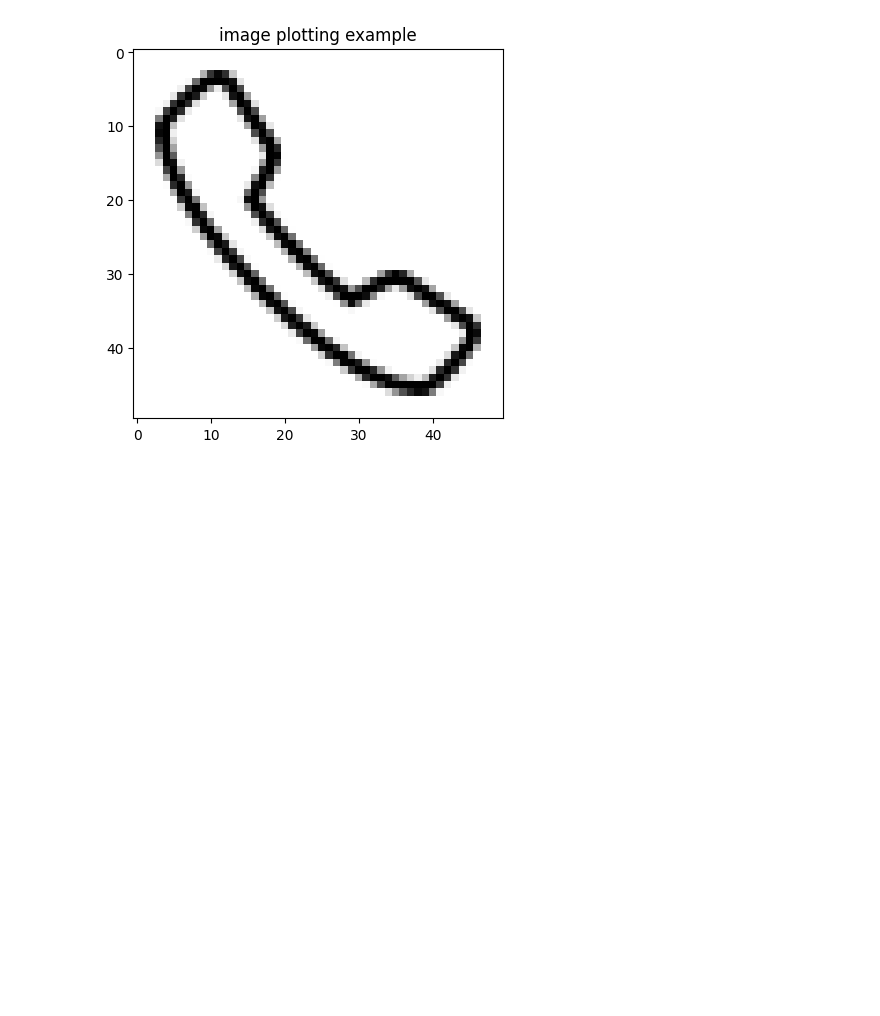
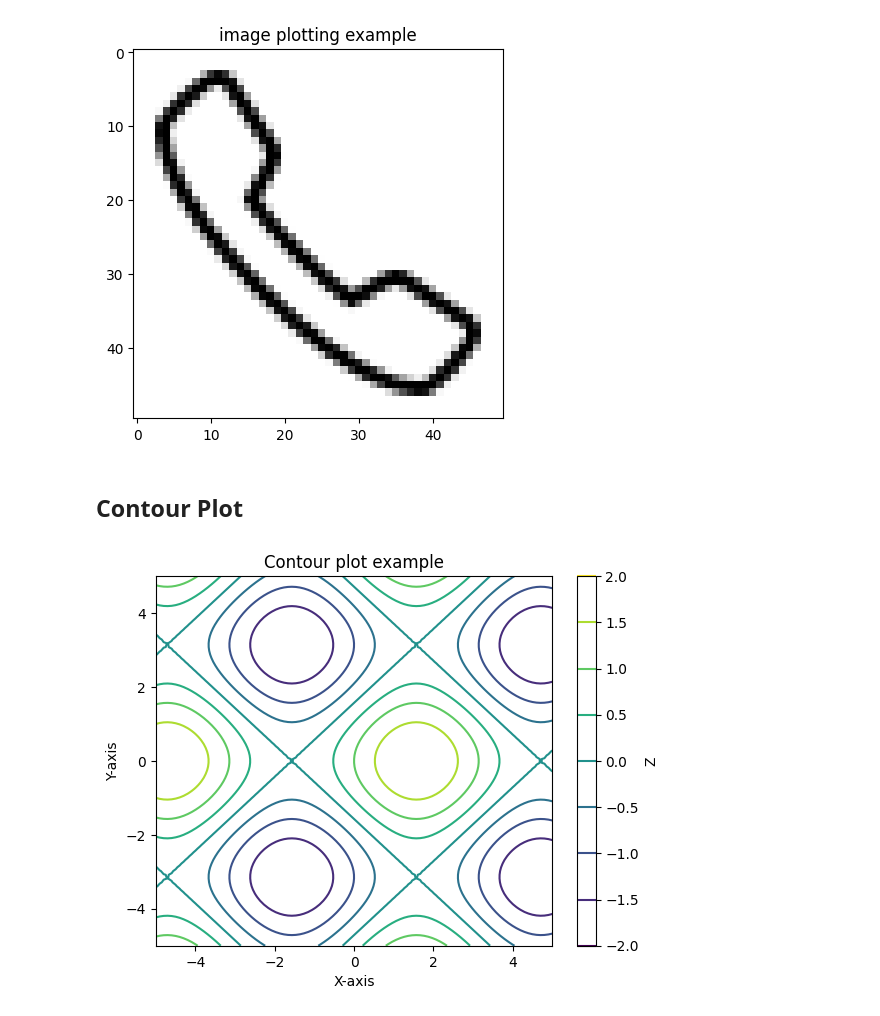
Before and after one commit to jai050803/matplotlib_tutorial, a Jupyter notebook: polar_plot.ipynb, the cells around one changed output. Cells and saved outputs as stored; diff of their text form; code cells hidden in the pictures; blank space fills up the shorter version.

Commit message:
plot

```diff
--- a/polar_plot.ipynb
+++ b/polar_plot.ipynb
@@ -69,3 +69,22 @@ plt.title("image plotting example")
 plt.show()
 # %% [output]
 [figure]
+# %% [markdown]
+## Contour Plot
+# %%
+x = np.linspace(-5,5,100)
+y = np.linspace(-5,5,100)
+X, Y = np.meshgrid(x,y)
+
+Z = np.sin(X) + np.cos(Y)
+
+contour_plot = plt.contour(X,Y,Z)
+
+plt.xlabel("X-axis")
+plt.ylabel("Y-axis")
+plt.title("Contour plot example")
+
+plt.colorbar(contour_plot, label = 'Z')
+plt.show()
+# %% [output]
+[figure, added]
```
Also changed, not shown: parts of 3 cells of this notebook.
